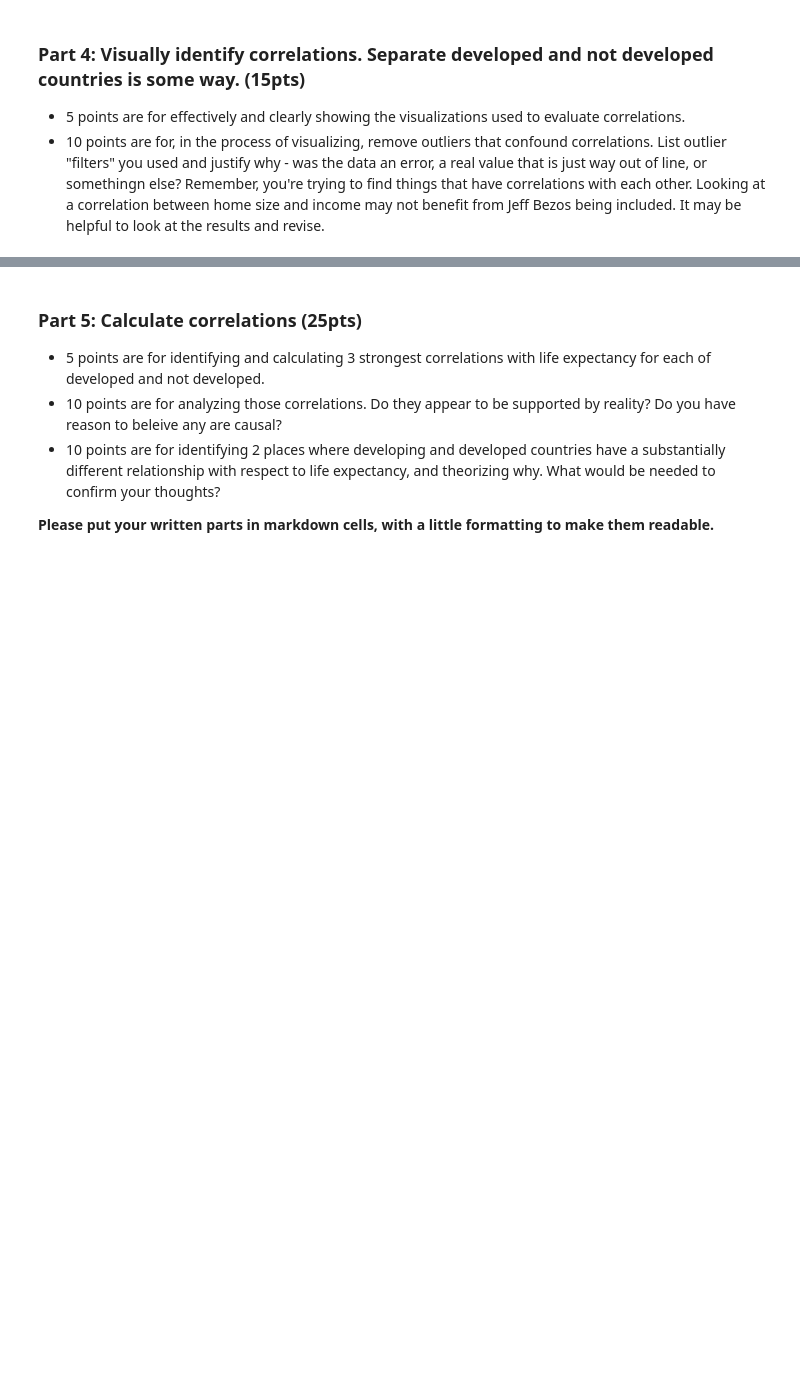
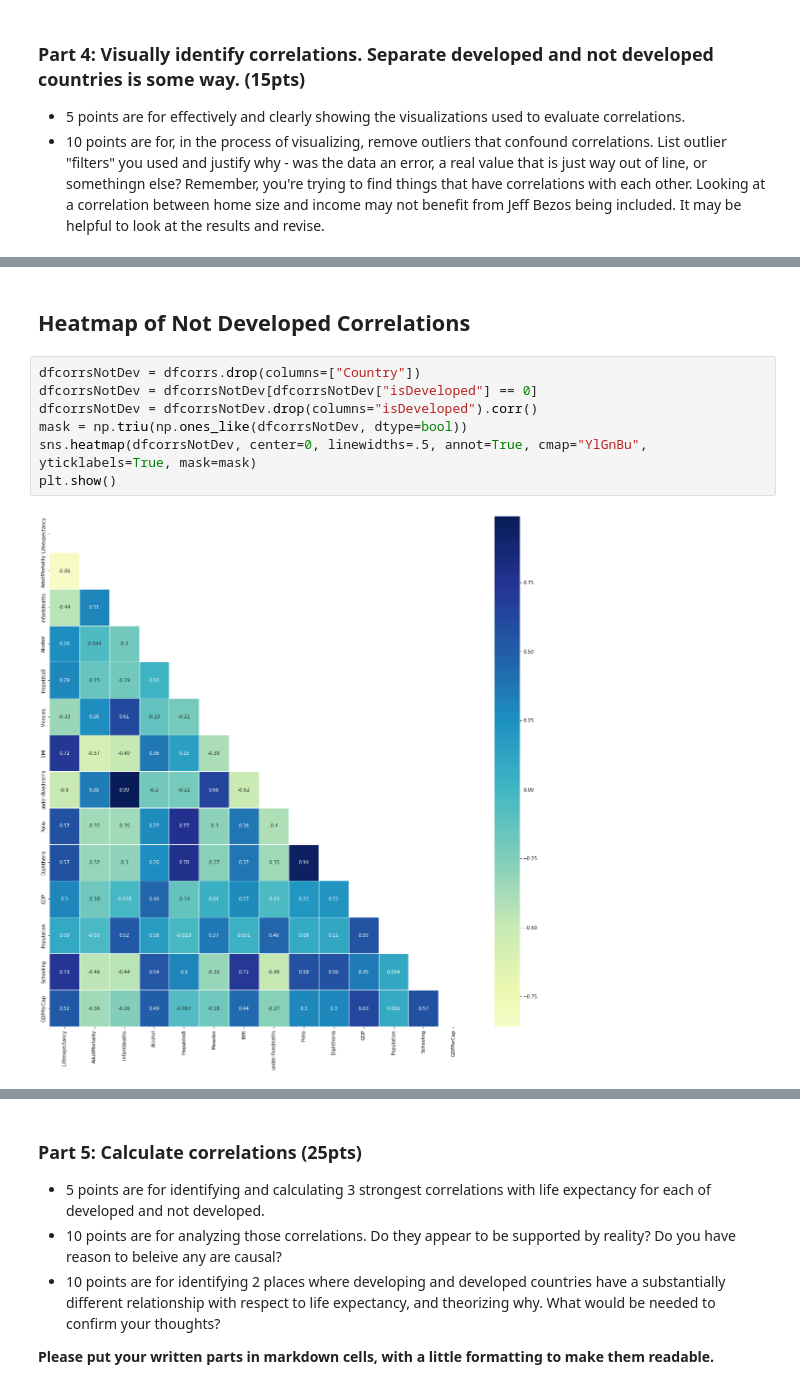
Before and after one commit to shaunmcgregor/BSIP_Assignment_2_Students, a Jupyter notebook: stats_asn_2_start.ipynb, the cells around one changed output, grey strips where cells are left out. Cells and saved outputs as stored; diff of their text form; blank space fills up the shorter version.

```diff
--- a/stats_asn_2_start.ipynb
+++ b/stats_asn_2_start.ipynb
@@ -178,0 +206,11 @@ sns.ecdfplot(dfLE["GDPPerCap"], color="Green")
+# %% [markdown]
+## Heatmap of Not Developed Correlations
+# %%
+dfcorrsNotDev = dfcorrs.drop(columns=["Country"])
+dfcorrsNotDev = dfcorrsNotDev[dfcorrsNotDev["isDeveloped"] == 0]
+dfcorrsNotDev = dfcorrsNotDev.drop(columns="isDeveloped").corr()
+mask = np.triu(np.ones_like(dfcorrsNotDev, dtype=bool))
+sns.heatmap(dfcorrsNotDev, center=0, linewidths=.5, annot=True, cmap="YlGnBu", yticklabels=True, mask=mask)
+plt.show()
+# %% [output]
+[figure, added]
```
Also changed, not shown: parts of 15 cells of this notebook.
